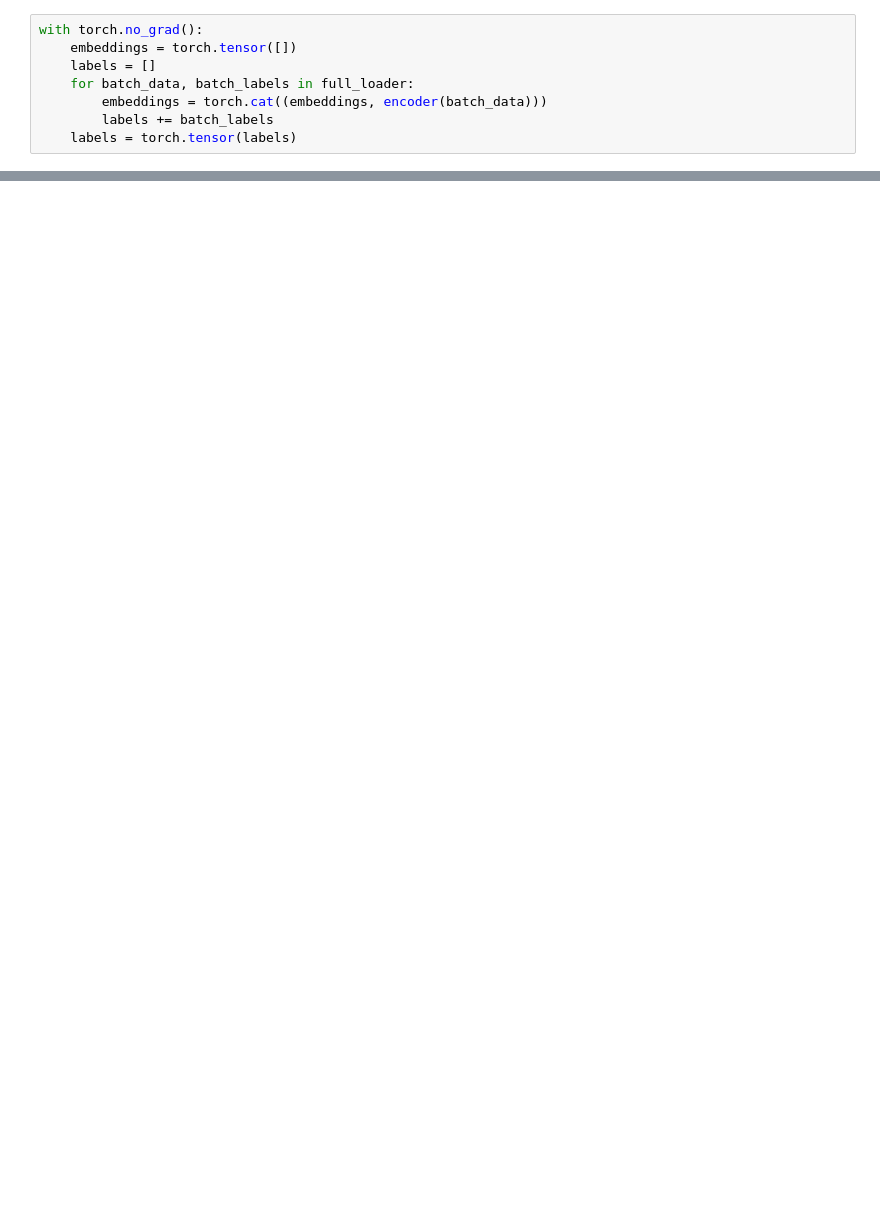
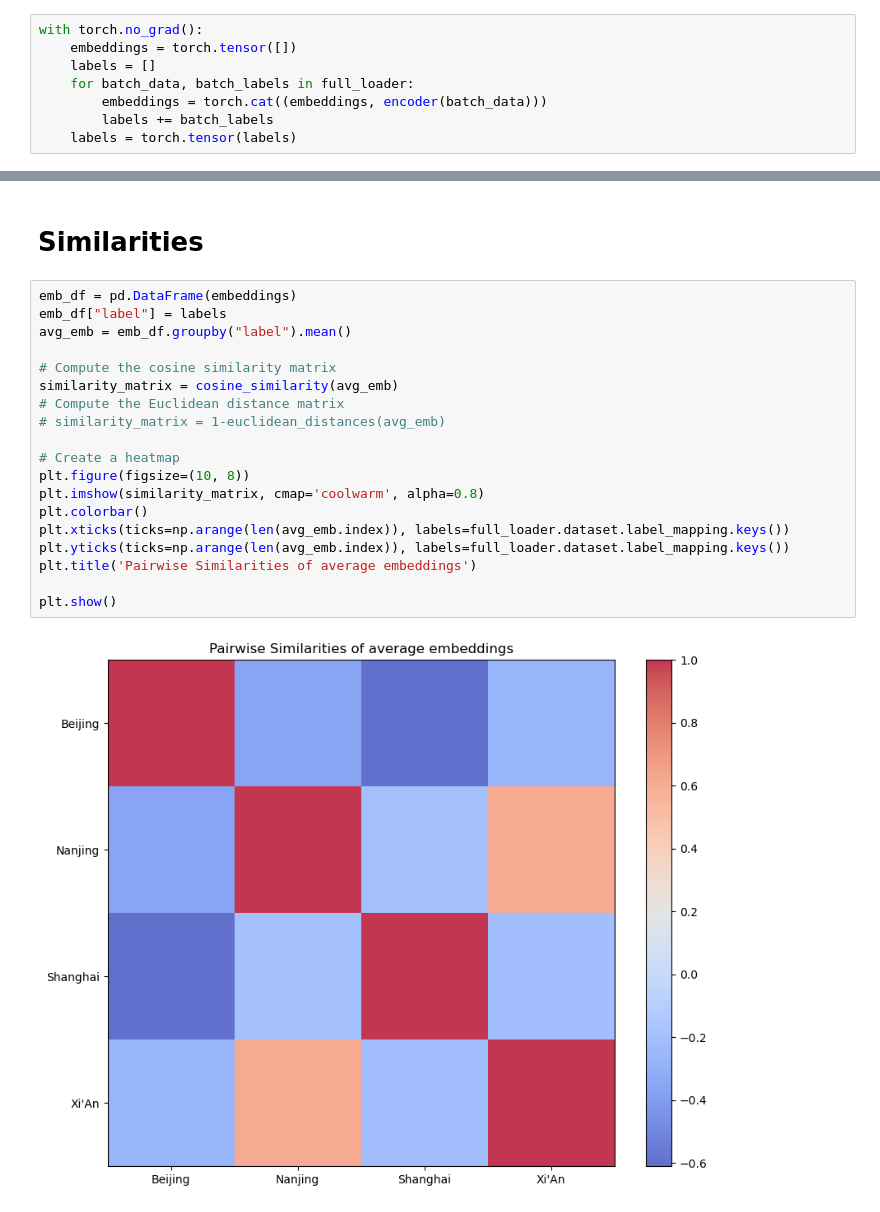
Before and after one commit to JakobLindscheid/UC-project, a Jupyter notebook: contrastive_learning.ipynb, the cells around one changed output, grey strips where cells are left out. Cells and saved outputs as stored; diff of their text form; blank space fills up the shorter version.

```diff
--- a/contrastive_learning.ipynb
+++ b/contrastive_learning.ipynb
@@ -177,0 +207,23 @@ weighted avg       0.45      0.38      0.40     14484
+# %% [markdown]
+# Similarities
+# %%
+emb_df = pd.DataFrame(embeddings)
+emb_df["label"] = labels
+avg_emb = emb_df.groupby("label").mean()
+
+# Compute the cosine similarity matrix
+similarity_matrix = cosine_similarity(avg_emb)
+# Compute the Euclidean distance matrix
+# similarity_matrix = 1-euclidean_distances(avg_emb)
+
+# Create a heatmap
+plt.figure(figsize=(10, 8))
+plt.imshow(similarity_matrix, cmap='coolwarm', alpha=0.8)
+plt.colorbar()
+plt.xticks(ticks=np.arange(len(avg_emb.index)), labels=full_loader.dataset.label_mapping.keys())
+plt.yticks(ticks=np.arange(len(avg_emb.index)), labels=full_loader.dataset.label_mapping.keys())
+plt.title('Pairwise Similarities of average embeddings')
+
+plt.show()
+# %% [output]
+[figure, added]
```
Also changed, not shown: parts of 15 cells of this notebook, 3 other files.
